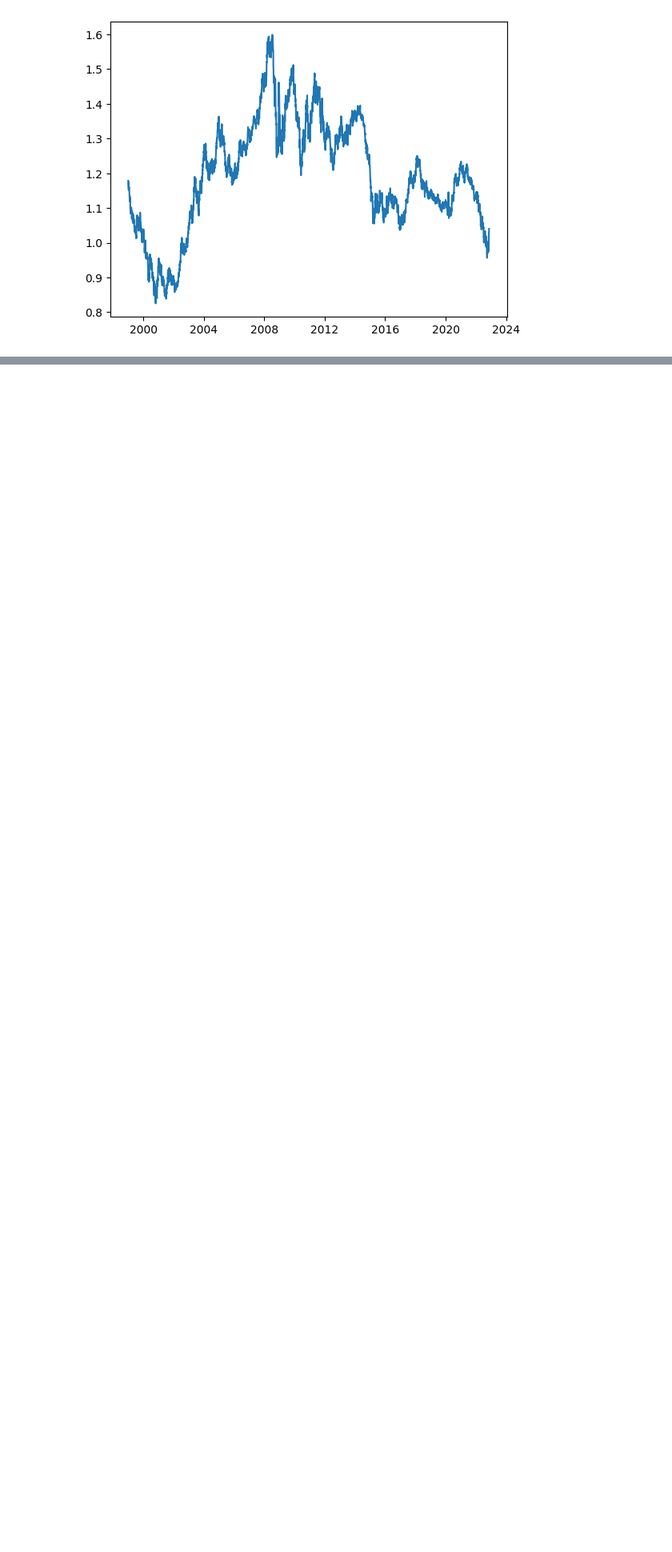
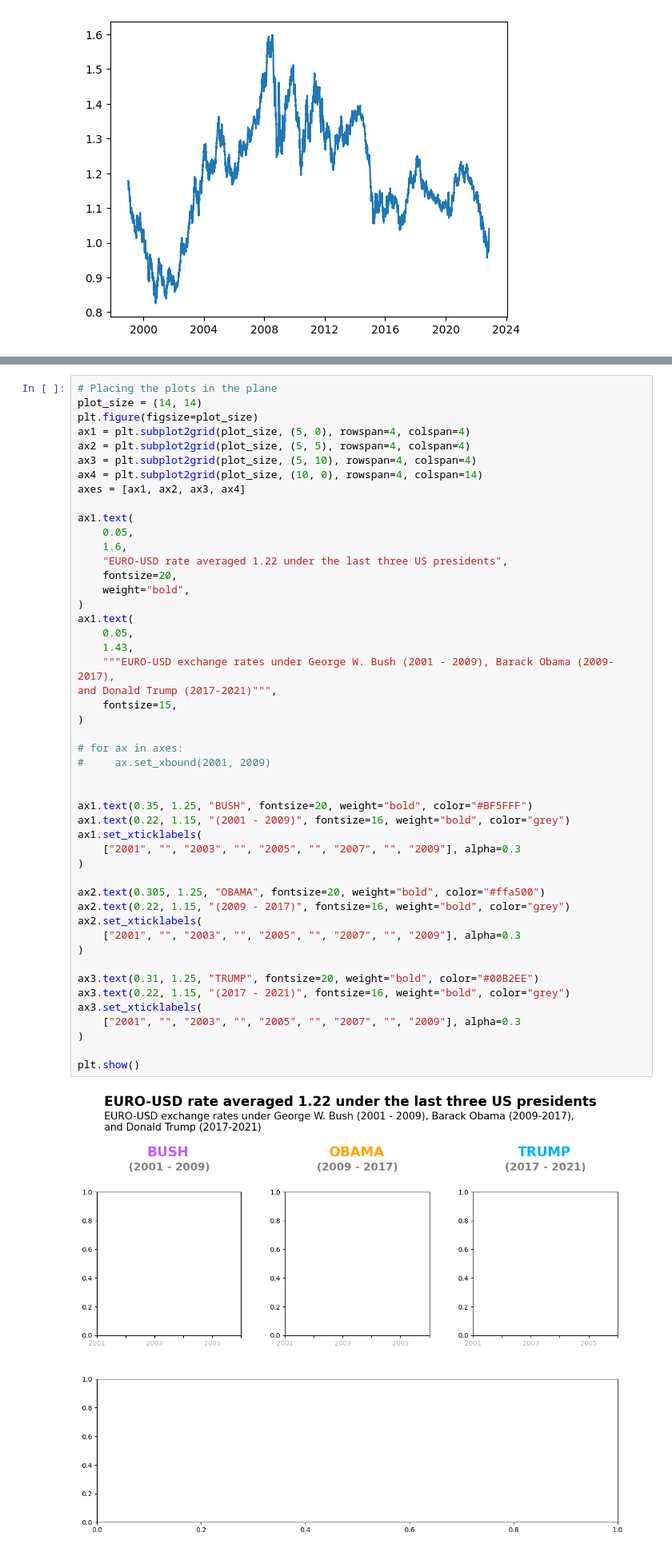
Before and after one commit to DucTrung1802/Data-Science, a Jupyter notebook: exchange_rate/exchange_rate.ipynb, the cells around one changed output, grey strips where cells are left out. Shown: that part at 80% size. Drawn from its saved outputs; the diff is of its cells as text; blank space fills up the shorter version.

```diff
--- a/exchange_rate/exchange_rate.ipynb
+++ b/exchange_rate/exchange_rate.ipynb
@@ -102,0 +115,50 @@ plt.show()
+# %%
+# Placing the plots in the plane
+plot_size = (14, 14)
+plt.figure(figsize=plot_size)
+ax1 = plt.subplot2grid(plot_size, (5, 0), rowspan=4, colspan=4)
+ax2 = plt.subplot2grid(plot_size, (5, 5), rowspan=4, colspan=4)
+ax3 = plt.subplot2grid(plot_size, (5, 10), rowspan=4, colspan=4)
+ax4 = plt.subplot2grid(plot_size, (10, 0), rowspan=4, colspan=14)
+axes = [ax1, ax2, ax3, ax4]
+
+ax1.text(
+    0.05,
+    1.6,
+    "EURO-USD rate averaged 1.22 under the last three US presidents",
+    fontsize=20,
+    weight="bold",
+)
+ax1.text(
+    0.05,
+    1.43,
+    """EURO-USD exchange rates under George W. Bush (2001 - 2009), Barack Obama (2009-2017),
+and Donald Trump (2017-2021)""",
+    fontsize=15,
+)
+
+# for ax in axes:
+#     ax.set_xbound(2001, 2009)
+
+
+ax1.text(0.35, 1.25, "BUSH", fontsize=20, weight="bold", color="#BF5FFF")
+ax1.text(0.22, 1.15, "(2001 - 2009)", fontsize=16, weight="bold", color="grey")
+ax1.set_xticklabels(
+    ["2001", "", "2003", "", "2005", "", "2007", "", "2009"], alpha=0.3
+)
+
+ax2.text(0.305, 1.25, "OBAMA", fontsize=20, weight="bold", color="#ffa500")
+ax2.text(0.22, 1.15, "(2009 - 2017)", fontsize=16, weight="bold", color="grey")
+ax2.set_xticklabels(
+    ["2001", "", "2003", "", "2005", "", "2007", "", "2009"], alpha=0.3
+)
+
+ax3.text(0.31, 1.25, "TRUMP", fontsize=20, weight="bold", color="#00B2EE")
+ax3.text(0.22, 1.15, "(2017 - 2021)", fontsize=16, weight="bold", color="grey")
+ax3.set_xticklabels(
+    ["2001", "", "2003", "", "2005", "", "2007", "", "2009"], alpha=0.3
+)
+
+plt.show()
+# %% [output]
+[figure, added]
```
Also changed, not shown: parts of 5 cells of this notebook.
